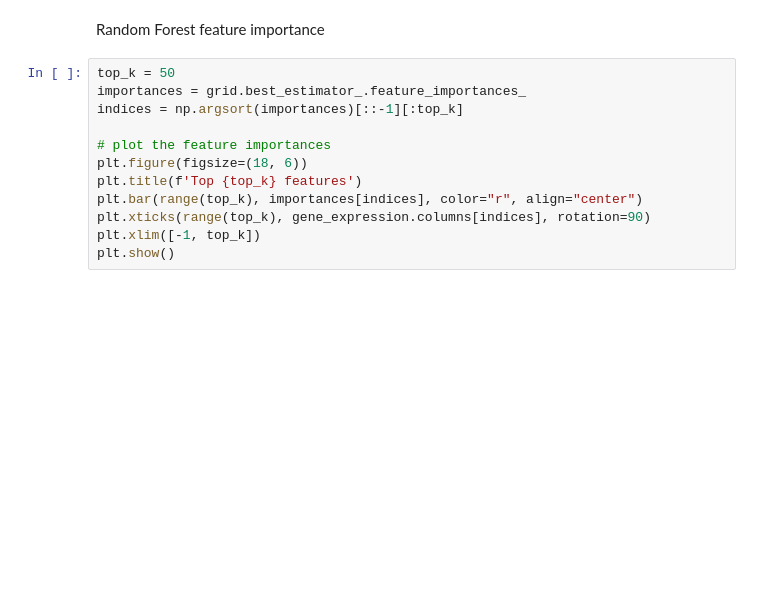
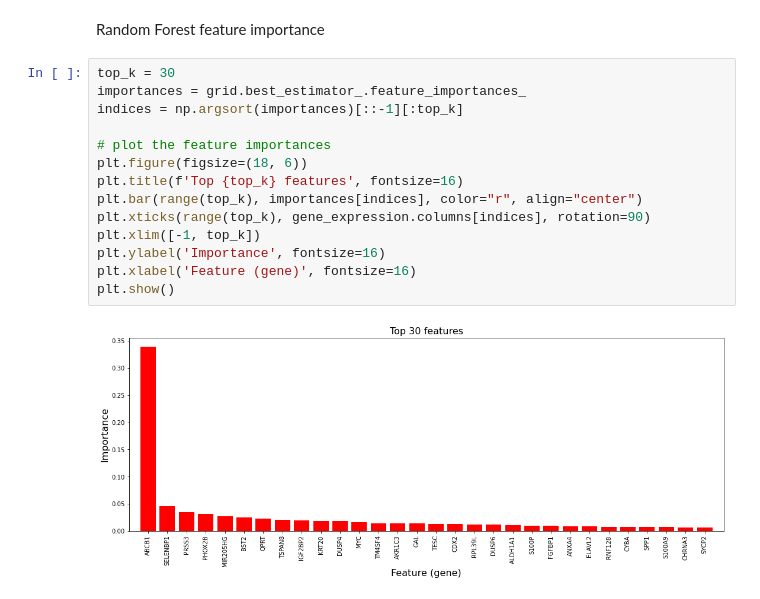
Before and after one commit to langestefan/8dm50-machine-learning, a Jupyter notebook: practicals/week_4.ipynb, the cells around one changed output. Cells and saved outputs as stored; diff of their text form; blank space fills up the shorter version.

```diff
--- a/practicals/week_4.ipynb
+++ b/practicals/week_4.ipynb
@@ -344,17 +351,21 @@ The Random Forest model has a precision of 0.864 whereas the SVM model has a low
 # %% [markdown]
 Random Forest feature importance
 # %%
-top_k = 50
+top_k = 30
 importances = grid.best_estimator_.feature_importances_
 indices = np.argsort(importances)[::-1][:top_k]
 
 # plot the feature importances
 plt.figure(figsize=(18, 6))
-plt.title(f'Top {top_k} features')
+plt.title(f'Top {top_k} features', fontsize=16)
 plt.bar(range(top_k), importances[indices], color="r", align="center")
 plt.xticks(range(top_k), gene_expression.columns[indices], rotation=90)
 plt.xlim([-1, top_k])
+plt.ylabel('Importance', fontsize=16)
+plt.xlabel('Feature (gene)', fontsize=16)
 plt.show()
+# %% [output]
+[figure, added]
 # %% [markdown]
 ## Biomedical applications
 
```
Also changed, not shown: parts of 7 cells of this notebook.
